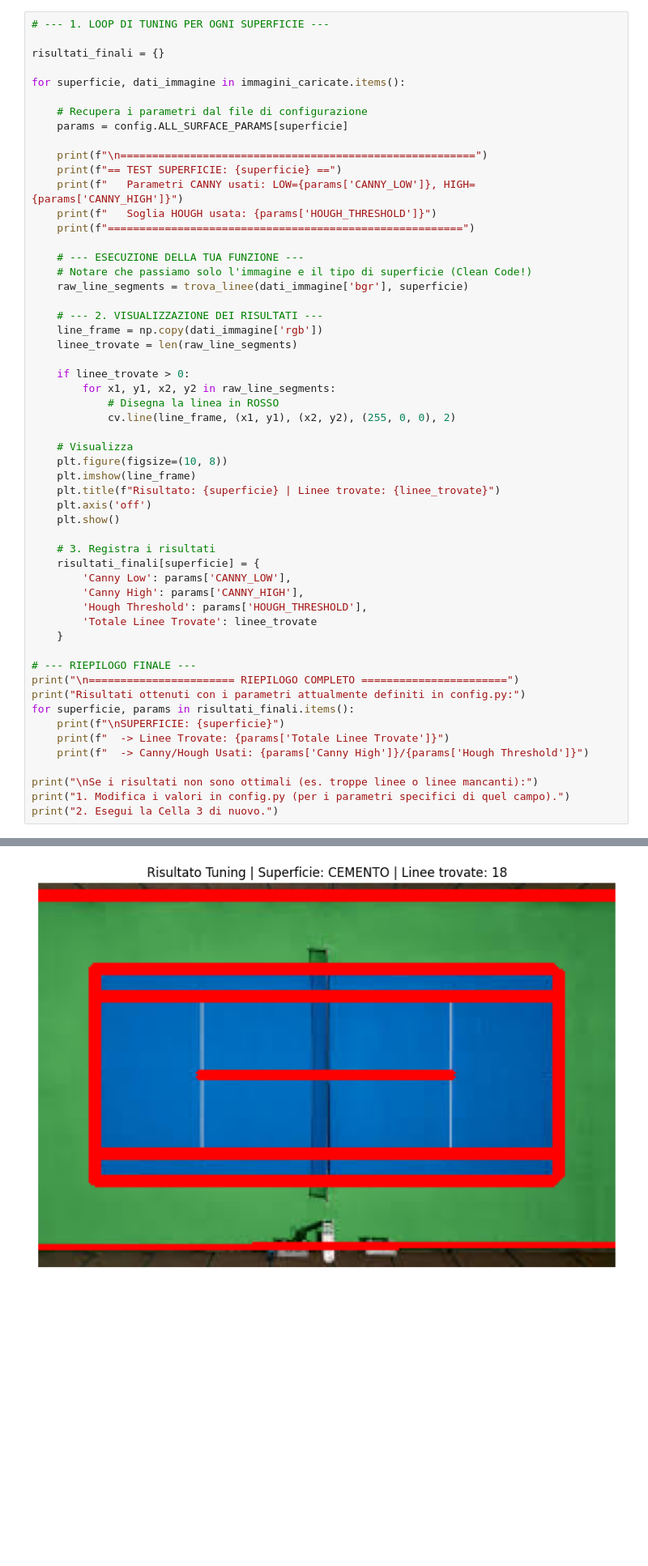
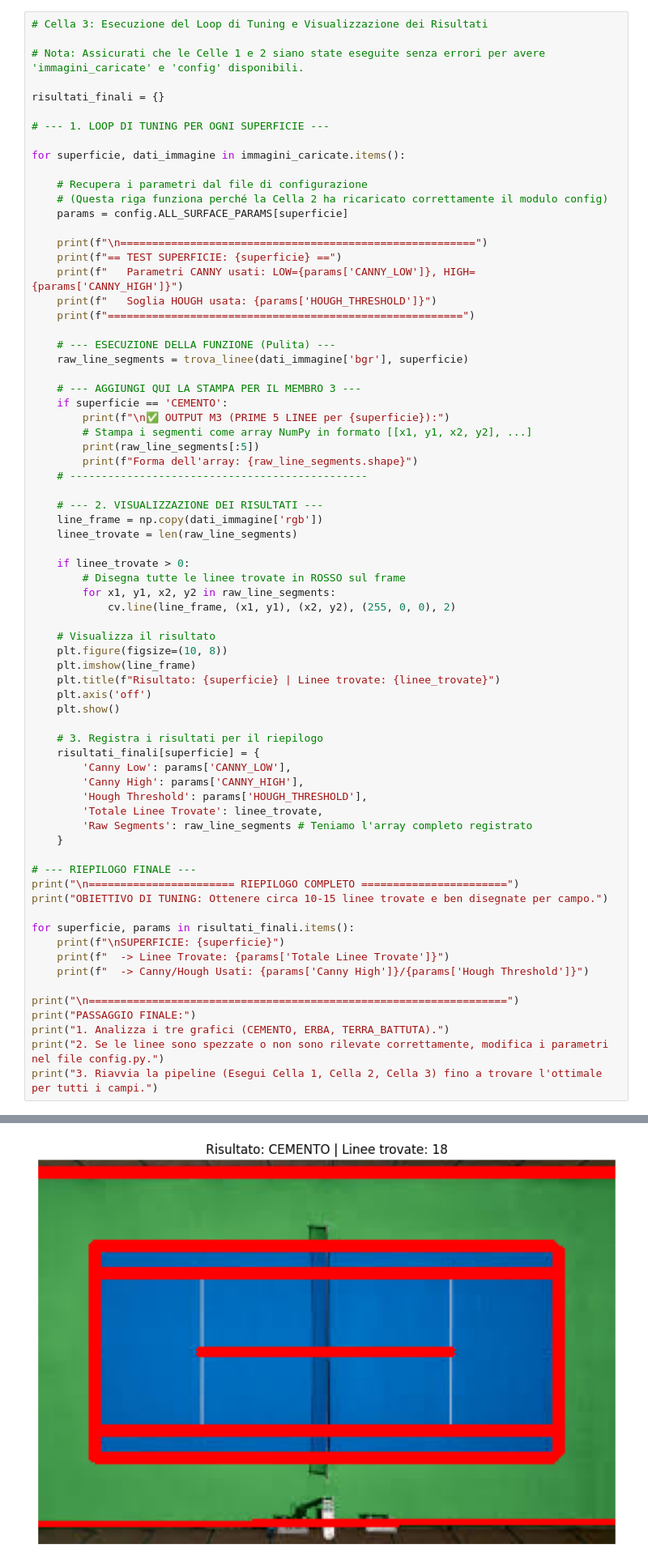
Before and after one commit to leonardoCosta02/Hawk-AI-CV-Project, a Jupyter notebook: notebooks/01_M1_Feature_Tuning.ipynb, the cells around one changed output, grey strips where cells are left out. Shown at 81% size. Saved outputs shown, nothing was run; the diff lists cells and outputs as text; blank space fills up the shorter version.

```diff
--- a/notebooks/01_M1_Feature_Tuning.ipynb
+++ b/notebooks/01_M1_Feature_Tuning.ipynb
@@ -103,11 +114,16 @@ Nessun frame caricato. Termino l'esecuzione.
 # %%
-# --- 1. LOOP DI TUNING PER OGNI SUPERFICIE ---
+# Cella 3: Esecuzione del Loop di Tuning e Visualizzazione dei Risultati
+
+# Nota: Assicurati che le Celle 1 e 2 siano state eseguite senza errori per avere 'immagini_caricate' e 'config' disponibili.
 
 risultati_finali = {}
+
+# --- 1. LOOP DI TUNING PER OGNI SUPERFICIE ---
 
 for superficie, dati_immagine in immagini_caricate.items():
 
     # Recupera i parametri dal file di configurazione
+    # (Questa riga funziona perché la Cella 2 ha ricaricato correttamente il modulo config)
     params = config.ALL_SURFACE_PARAMS[superficie]
 
     print(f"\n========================================================")
@@ -116,44 +132,55 @@ for superficie, dati_immagine in immagini_caricate.items():
     print(f"   Soglia HOUGH usata: {params['HOUGH_THRESHOLD']}")
     print(f"========================================================")
 
-    # --- ESECUZIONE DELLA TUA FUNZIONE ---
-    # Notare che passiamo solo l'immagine e il tipo di superficie (Clean Code!)
+    # --- ESECUZIONE DELLA FUNZIONE (Pulita) ---
     raw_line_segments = trova_linee(dati_immagine['bgr'], superficie)
+
+    # --- AGGIUNGI QUI LA STAMPA PER IL MEMBRO 3 ---
+    if superficie == 'CEMENTO':
+        print(f"\n✅ OUTPUT M3 (PRIME 5 LINEE per {superficie}):")
+        # Stampa i segmenti come array NumPy in formato [[x1, y1, x2, y2], ...]
+        print(raw_line_segments[:5])
+        print(f"Forma dell'array: {raw_line_segments.shape}")
+    # -----------------------------------------------
 
     # --- 2. VISUALIZZAZIONE DEI RISULTATI ---
     line_frame = np.copy(dati_immagine['rgb'])
     linee_trovate = len(raw_line_segments)
 
     if linee_trovate > 0:
+        # Disegna tutte le linee trovate in ROSSO sul frame
         for x1, y1, x2, y2 in raw_line_segments:
-            # Disegna la linea in ROSSO
             cv.line(line_frame, (x1, y1), (x2, y2), (255, 0, 0), 2)
 
-    # Visualizza
+    # Visualizza il risultato
     plt.figure(figsize=(10, 8))
     plt.imshow(line_frame)
     plt.title(f"Risultato: {superficie} | Linee trovate: {linee_trovate}")
     plt.axis('off')
     plt.show()
 
-    # 3. Registra i risultati
+    # 3. Registra i risultati per il riepilogo
     risultati_finali[superficie] = {
         'Canny Low': params['CANNY_LOW'],
         'Canny High': params['CANNY_HIGH'],
         'Hough Threshold': params['HOUGH_THRESHOLD'],
-        'Totale Linee Trovate': linee_trovate
+        'Totale Linee Trovate': linee_trovate,
+        'Raw Segments': raw_line_segments # Teniamo l'array completo registrato
     }
 
 # --- RIEPILOGO FINALE ---
 print("\n======================= RIEPILOGO COMPLETO =======================")
-print("Risultati ottenuti con i parametri attualmente definiti in config.py:")
+print("OBIETTIVO DI TUNING: Ottenere circa 10-15 linee trovate e ben disegnate per campo.")
+
 for superficie, params in risultati_finali.items():
     print(f"\nSUPERFICIE: {superficie}")
     print(f"  -> Linee Trovate: {params['Totale Linee Trovate']}")
     print(f"  -> Canny/Hough Usati: {params['Canny High']}/{params['Hough Threshold']}")
 
-print("\nSe i risultati non sono ottimali (es. troppe linee o linee mancanti):")
-print("1. Modifica i valori in config.py (per i parametri specifici di quel campo).")
-print("2. Esegui la Cella 3 di nuovo.")
+print("\n==================================================================")
+print("PASSAGGIO FINALE:")
+print("1. Analizza i tre grafici (CEMENTO, ERBA, TERRA_BATTUTA).")
+print("2. Se le linee sono spezzate o non sono rilevate correttamente, modifica i parametri nel file config.py.")
+print("3. Riavvia la pipeline (Esegui Cella 1, Cella 2, Cella 3) fino a trovare l'ottimale per tutti i campi.")
 # %% [output]
 ========================================================
@@ -162,2 +199,2 @@ print("2. Esegui la Cella 3 di nuovo.")
-[figure, old version]
+[figure, new version]
 ========================================================
```
Also changed, not shown: parts of 3 cells of this notebook.
